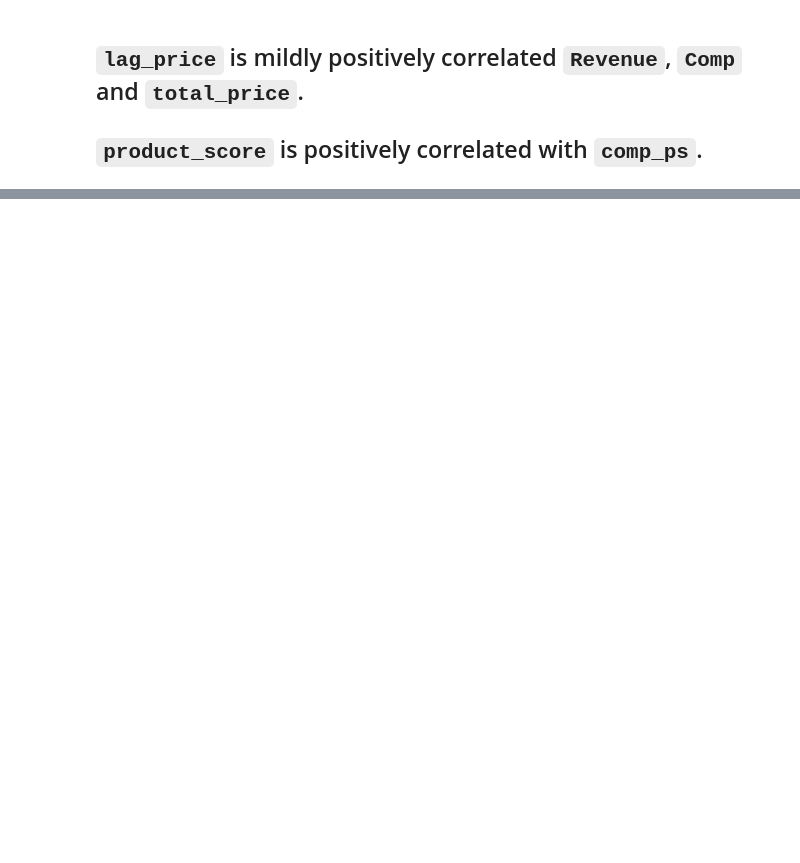
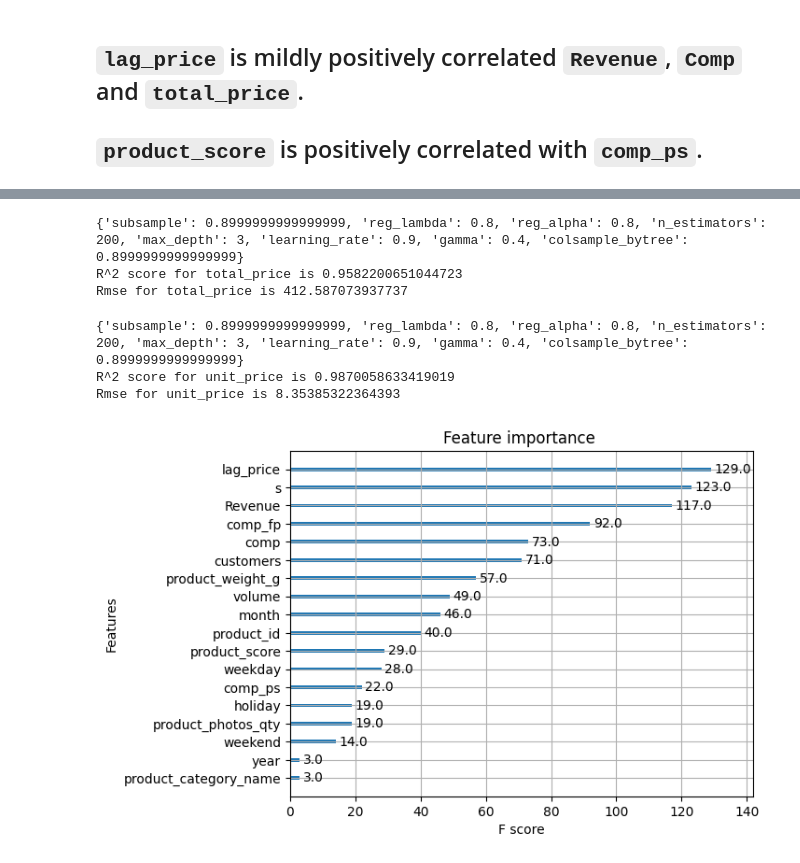
Before and after one commit to darkdip2/transfer, a Jupyter notebook: capstone/capstone.ipynb, the cells around one changed output, grey strips where cells are left out. Drawn from its saved outputs; the diff is of its cells as text; code cells hidden in the pictures; blank space fills up the shorter version.

```diff
--- a/capstone/capstone.ipynb
+++ b/capstone/capstone.ipynb
@@ -161,0 +204,2 @@ plt.show()
+# %%
+df=df.drop(columns=['month_year'])
@@ -161,0 +214,7 @@ plt.show()
+# %%
+le = LabelEncoder()
+df.product_id=le.fit_transform(df.product_id)
+df.product_category_name=le.fit_transform(df.product_category_name)
+# %%
+all=df.copy()
+df.head()
@@ -161,0 +257,64 @@ plt.show()
+# %%
+X,y=all.drop(columns=['total_price']),all['total_price']
+X_train, X_test, y_train, y_test = train_test_split(X, y, test_size=0.2, random_state=95)
+param_distributions = {
+    'n_estimators': np.arange(100, 500, 50),
+    'max_depth': [3, 5, 10, 20, 50, None],
+    'learning_rate': np.arange(.1, 1, .1),
+    'gamma': np.arange(0, 1, .2),
+    'subsample': np.arange(.5, 1, .1),
+    'colsample_bytree': np.arange(.5, 1, .1),
+    'reg_alpha': np.arange(0, 1, .2),
+    'reg_lambda': np.arange(0, 1, .2)
+}
+xgb_model=XGBRegressor(random_state=95)
+rs=RandomizedSearchCV(estimator=xgb_model,
+                       param_distributions=param_distributions,
+                       cv=4, n_iter=100, random_state=95,
+                       scoring='f1_macro')
+
+
+rs.fit(X_train,y_train)
+recognizer=rs.best_estimator_
+print(rs.best_params_)
+print(f'R^2 score for total_price is {recognizer.score(X_test,y_test)}')
+print(f'Rmse for total_price is {np.sqrt(mse(recognizer.predict(X_test),y_test))}')
+# %% [output]
+{'subsample': 0.8999999999999999, 'reg_lambda': 0.8, 'reg_alpha': 0.8, 'n_estimators': 200, 'max_depth': 3, 'learning_rate': 0.9, 'gamma': 0.4, 'colsample_bytree': 0.8999999999999999}
+R^2 score for total_price is 0.9582200651044723
+Rmse for total_price is 412.587073937737
+# %%
+X,y=all.drop(columns=['total_price','qty']),all['total_price']/all['qty']
+X_train, X_test, y_train, y_test = train_test_split(X, y, test_size=0.2, random_state=95)
+param_distributions = {
+    'n_estimators': np.arange(100, 500, 50),
+    'max_depth': [3, 5, 10, 20, 50, None],
+    'learning_rate': np.arange(.1, 1, .1),
+    'gamma': np.arange(0, 1, .2),
+    'subsample': np.arange(.5, 1, .1),
+    'colsample_bytree': np.arange(.5, 1, .1),
+    'reg_alpha': np.arange(0, 1, .2),
+    'reg_lambda': np.arange(0, 1, .2)
+}
+xgb_model=XGBRegressor(random_state=95)
+rs=RandomizedSearchCV(estimator=xgb_model,
+                       param_distributions=param_distributions,
+                       cv=4, n_iter=100, random_state=95,
+                       scoring='f1_macro')
+
+
+rs.fit(X_train,y_train)
+recognizer=rs.best_estimator_
+print(rs.best_params_)
+print(f'R^2 score for unit_price is {recognizer.score(X_test,y_test)}')
+print(f'Rmse for unit_price is {np.sqrt(mse(recognizer.predict(X_test),y_test))}')
+# %% [output]
+{'subsample': 0.8999999999999999, 'reg_lambda': 0.8, 'reg_alpha': 0.8, 'n_estimators': 200, 'max_depth': 3, 'learning_rate': 0.9, 'gamma': 0.4, 'colsample_bytree': 0.8999999999999999}
+R^2 score for unit_price is 0.9870058633419019
+Rmse for unit_price is 8.35385322364393
+# %%
+plot_importance(recognizer)
+plt.title('Feature importance ')
+plt.show()
+# %% [output]
+[figure, added]
```
Also changed, not shown: parts of 22 cells of this notebook.
